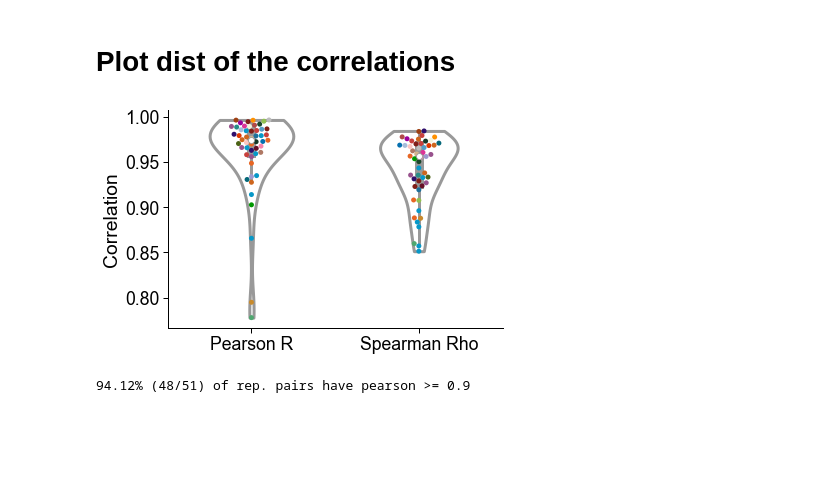
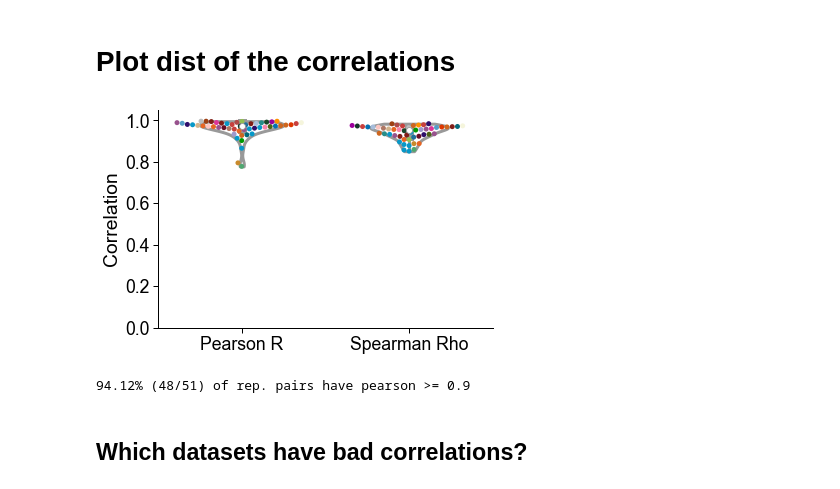
Before and after one commit to fairliereese/paper_rnawg, a Jupyter notebook: figures_revisions/revisions/correlations_gene.ipynb, the cells around one changed output. Drawn from its saved outputs; the diff is of its cells as text; code cells hidden in the pictures; blank space fills up the shorter version.

```diff
--- a/figures_revisions/revisions/correlations_gene.ipynb
+++ b/figures_revisions/revisions/correlations_gene.ipynb
@@ -117,6 +117,8 @@ mpl.rcParams['pdf.fonttype'] = 42
 # %%
 fnames = []
 samples = []
+d1s = []
+d2s = []
 rhos = []
 rs = []
 for i, p in enumerate(all_pairs):
@@ -137,6 +139,8 @@ for i, p in enumerate(all_pairs):
     samples.append(sample)
     rhos.append(rho)
     rs.append(r)
+    d1s.append(x)
+    d2s.append(y)
 
     # add pseudocounts and plot log2tpm
     temp = temp+1
@@ -228,6 +232,8 @@ df = pd.DataFrame()
 df['sample'] = samples
 df['spearman_rho'] = rhos
 df['pearson_r'] = rs
+df['dataset_1'] = d1s
+df['dataset_2'] = d2s
 # %%
 # ax = sns.scatterplot(df, x='spearman_rho', y='pearson_r', hue='sample',
 #                 palette=c_dict, legend=None,
@@ -237,9 +243,9 @@ df['pearson_r'] = rs
 # ax.spines['right'].set_visible(False)
 # ax.spines['top'].set_visible(False)
 # %%
-temp = df[['sample', 'spearman_rho']].rename({'spearman_rho':'corr_metric'}, axis=1)
+temp = df[['sample', 'dataset_1', 'dataset_2', 'spearman_rho']].rename({'spearman_rho':'corr_metric'}, axis=1)
 temp['corr_type'] = 'spearman'
-temp2 = df[['sample', 'pearson_r']].rename({'pearson_r':'corr_metric'}, axis=1)
+temp2 = df[['sample', 'dataset_1', 'dataset_2', 'pearson_r']].rename({'pearson_r':'corr_metric'}, axis=1)
 temp2['corr_type'] = 'pearson'
 df = pd.concat([temp, temp2], axis=0)
 # %%
@@ -249,35 +255,35 @@ cats = ['pearson', 'spearman']
 cats_labels = ['Pearson R', 'Spearman Rho']
 df['corr_type'] = df['corr_type'].astype('category')
 df['corr_type'] = df['corr_type'].cat.reorder_categories(cats, ordered=True)
 df = df.sort_values(by='corr_type')
 
 ax2 = sns.swarmplot(df, x='corr_type', y='corr_metric')
 
 n_t = len(df.loc[df.corr_type=='spearman'].index)
 n_c = len(df.loc[df.corr_type=='pearson'].index)
 d = {n_t: 'spearman', n_c: 'pearson'}
 for i, cl in zip(range(len(ax2.collections)), cats):
     if isinstance(ax2.collections[i], mpl.collections.PathCollection):
         # try:
         # cl = d[len(ax2.collections[i].properties()['facecolor'])]
         # except:
         #     continue
         colors = [c_dict[c] for c in df.loc[df.corr_type==cl, 'sample'].tolist()]
         ax2.collections[i].set_color(colors)
 # ax.get_legend().remove()
 
 ax = sns.violinplot(df, x='corr_type', y='corr_metric',
                     linewidth=3, fillcolor=None, cut=0, width=0.5, color='w', ax=ax2)
 
 ax.spines['right'].set_visible(False)
 ax.spines['top'].set_visible(False)
-ax.set(ylabel='Correlation', xlabel='')
+ax.set(ylabel='Correlation', xlabel='', ylim=(0,1.05))
 ax.set_xticklabels(cats_labels)
 
 fname = 'figures/gene_corr_summary.pdf'
 plt.savefig(fname, dpi=500)
 # %% [output]
-[figure, old version]
+[figure, new version]
 # %%
 t = 'pearson'
 min_corr = .9
@@ -287,3 +293,5 @@ n_num = len(temp.loc[temp.corr_metric>=min_corr].index)
 print(f'{perc(n_num,n):.2f}% ({n_num}/{n}) of rep. pairs have {t} >= {min_corr}')
 # %% [output]
 94.12% (48/51) of rep. pairs have pearson >= 0.9
+# %% [markdown]
+## Which datasets have bad correlations?
```
Also changed, not shown: parts of 6 cells of this notebook, 14 other files.
